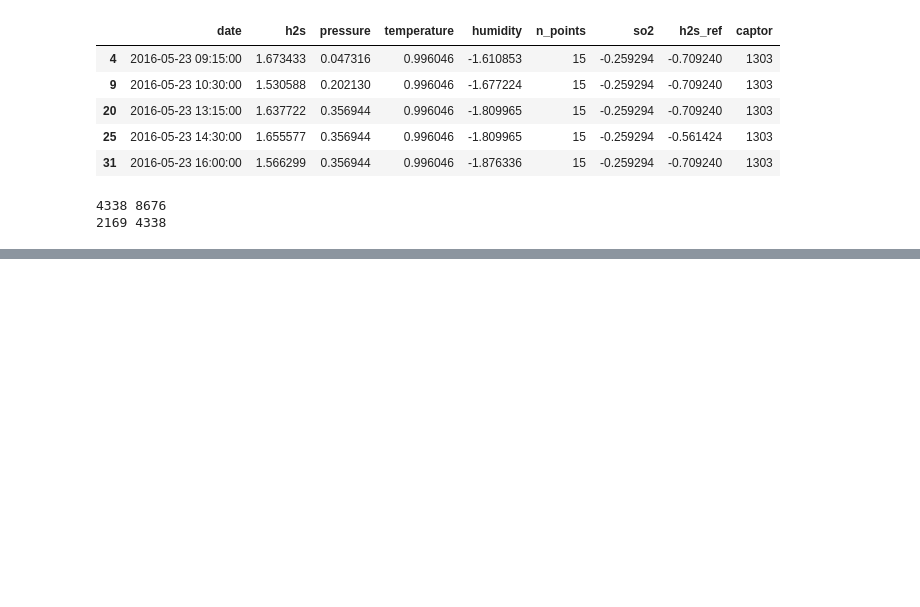
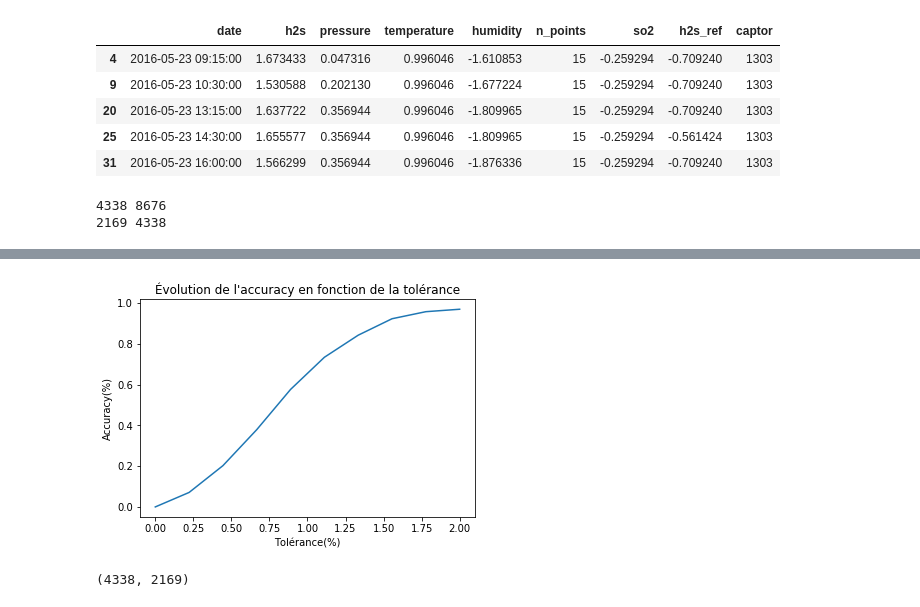
Before and after one commit to alexisdurieux/air_normand_pao, a Jupyter notebook: MLP Essai.ipynb, the cells around one changed output, grey strips where cells are left out. Saved outputs shown, nothing was run; the diff lists cells and outputs as text; code cells hidden in the pictures; blank space fills up the shorter version.

```diff
--- a/MLP Essai.ipynb
+++ b/MLP Essai.ipynb
@@ -119,0 +152,19 @@ acc
+# %%
+tolerances = np.linspace(0, 2, 10)
+acc = []
+for tol in tolerances:
+    y_tol = tol*y_test.flatten()
+    accur = np.sum(np.abs(y_pred.flatten() - y_test.flatten()) <= tol) / len(y_test)
+    acc.append(accur)
+
+plt.plot(tolerances, acc)
+plt.title("Évolution de l'accuracy en fonction de la tolérance")
+plt.xlabel("Tolérance(%)")
+plt.ylabel("Accuracy(%)")
+plt.show()
+# %% [output]
+[figure, added]
+# %%
+len(y_train), len(y_valid)
+# %% [output]
+(4338, 2169)
```
Also changed, not shown: parts of 10 cells of this notebook, 7 other files.
